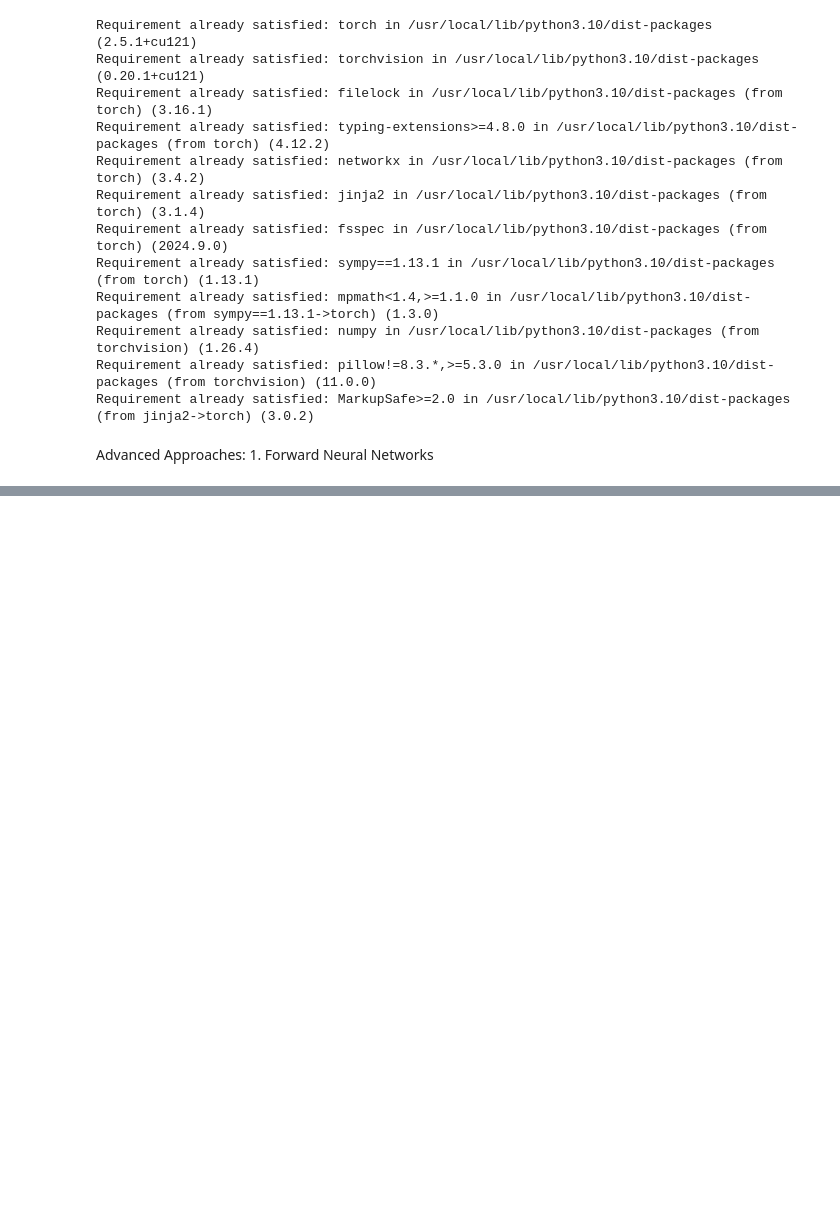
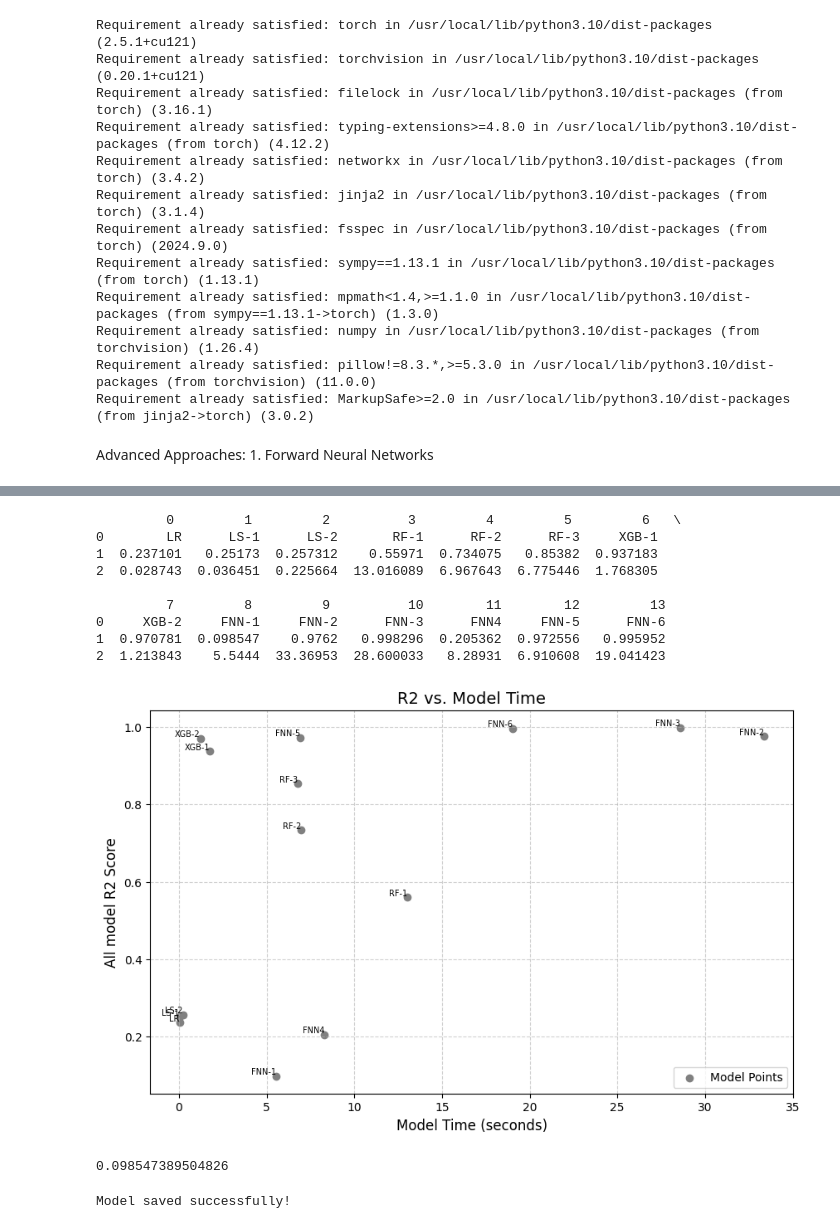
Before and after one commit to akinniyi-opeyemi/Stats-507-Project-Submission, a Jupyter notebook: Stats507_Project.ipynb, the cells around one changed output, grey strips where cells are left out. Cells and saved outputs as stored; diff of their text form; code cells hidden in the pictures; blank space fills up the shorter version.

```diff
--- a/Stats507_Project.ipynb
+++ b/Stats507_Project.ipynb
@@ -312,7 +316,8 @@ print("R² Score:", r2_score(y_test, y_pred_rfr_imp))
 print("RMSE:", sqrt(mean_squared_error(y_test, y_pred_rfr_imp)))
 scores = cross_val_score(model, X_train_filtered, y_train, cv=5, scoring='r2')
 print("Cross-validated R² scores:", scores)
-print("Mean R² score:", scores.mean())
+rfr_imp_r2_cv = scores.mean()
+print("Mean R² score:", rfr_imp_r2_cv)
 T5 = time.perf_counter() - start_time
 print('model time in seconds: ', T5)
 # %% [output]
@@ -387,7 +392,8 @@ print("Test MSE:", rfr_opt_mse)
 print("Test RMSE:", rfr_opt_rmse)
 scores = cross_val_score(optimized_model, X_train_filtered, y_train, cv=5, scoring='r2')
 print("Cross-validated R² scores:", scores)
-print("Mean R² score:", scores.mean())
+rfr_opt_r2_cv = scores.mean()
+print("Mean R² score:", rfr_opt_r2_cv )
 T6 = time.perf_counter() - start_time
 print('model time in seconds: ', T6)
 # %% [output]
@@ -438,7 +444,8 @@ print("XGBoost Test MSE:",xgb_mse)
 print("XGBoost Test RMSE:",xgb_rmse)
 scores = cross_val_score(xgb_model, X_train_filtered, y_train, cv=5, scoring='r2')
 print("Cross-validated R² scores:", scores)
-print("Mean R² score:", scores.mean())
+xgb_r2_cv = scores.mean()
+print("Mean R² score:", xgb_r2_cv)
 T7 = time.perf_counter() - start_time
 print('model time in seconds: ', T7)
 # %% [output]
@@ -513,7 +520,8 @@ print("XGBoost Optimsed model MSE:", xgb_opt_mse)
 print("XGBoost Optimsed model RMSE:", xgb_opt_rmse)
 scores = cross_val_score(xgb_model, X_train_filtered, y_train, cv=5, scoring='r2')
 print("Cross-validated R² scores:", scores)
-print("Mean R² score:", scores.mean())
+xgb_opt_r2_cv = scores.mean()
+print("Mean R² score:", xgb_opt_r2_cv  )
 T8 = time.perf_counter() - start_time
 print('model time in seconds: ', T8)
 # %% [output]
@@ -1264,27 +1272,38 @@ model time in seconds:  20.099607848998858
 # %%
-import matplotlib.pyplot as plt
+#Cross validation score above 0.7
+model_names = ["LR", "LS-1", "LS-2", "RF-1", "RF-2", "RF-3", "XGB-1", "XGB-2", "FNN-1", "FNN-2", "FNN-3", "FNN4", "FNN-5", "FNN-6"]
+r2_scores = [linear_r2_cv, lasso_r2_cv, lasso_alpha_cv_cv_r2, rfr_r2_cv, rfr_imp_r2_cv, rfr_opt_r2_cv, xgb_r2_cv, xgb_opt_r2_cv, fnn_model_r2_1, fnn_model_r2_2, fnn_model_r2_3, fnn_model_r2_4, fnn_model_r2_5, fnn_model_r2_6]
+model_times = [T1, T2, T3, T4, T5, T6, T7, T8, T9, T10, T11, T12, T13, T14]
+print(pd.DataFrame([model_names, r2_scores, model_times]))
 
+plt.figure(figsize=(10, 6))
+plt.scatter(model_times, r2_scores, color="grey", label="Models")
 
-model_names = ["LR", "LS-1", "LS-2", "RF-1", "RF-2", "RF-3", "XGB-1" "XGB-2", "FNN-1", "FNN-2", "FNN-3", "FNN4", "FNN-5", "FNN-6"]
-r2_scores = [linear_r2, lasso_r2, lasso_cv_r2, rfr_r2, rfr_imp_r2, rfr_opt_r2, xgb_r2, xgb_opt_r2, fnn_model_r2]  # R² scores
-model_times = [T1, T2, T3, T4, T5, T6, T7, T8, T9, T10, T11, T12, T13, T14]  # Corresponding times in seconds
+for i, model_name in enumerate(model_names):
+    plt.text(model_times[i], r2_scores[i], model_name, fontsize=7, ha="right", va="bottom")
 
-# Create the plot
-plt.figure(figsize=(10, 6))
-plt.scatter(model_times, r2_scores, color="blue", s=100, label="Models")
+plt.xlabel("Model Time (seconds)", fontsize=12)
+plt.ylabel("All model R2 Score", fontsize=12)
+plt.title("R2 vs. Model Time", fontsize=14)
+plt.grid(True, linestyle="--", alpha=0.6)
+plt.legend(["Model Points"], loc="lower right")
+plt.show()
 
-# Annotate each point with the model name
-for i, model_name in enumerate(model_names):
-    plt.text(model_times[i], r2_scores[i], model_name, fontsize=9, ha="right", va="bottom")
-
-# Add labels and title
-plt.xlabel("Model Time (seconds)", fontsize=12)
-plt.ylabel("R² Score", fontsize=12)
-plt.title("R² vs. Model Time", fontsize=14)
-plt.grid(True, linestyle="--", alpha=0.6)
-
-# Add a legend
-plt.legend(["Model Points"], loc="lower right")
-
-# Show the plot
-plt.show()
+print(fnn_model_r2_1)
+# %% [output]
+         0         1         2          3         4         5         6   \
+0        LR      LS-1      LS-2       RF-1      RF-2      RF-3     XGB-1
+1  0.237101   0.25173  0.257312    0.55971  0.734075   0.85382  0.937183
+2  0.028743  0.036451  0.225664  13.016089  6.967643  6.775446  1.768305
+
+         7         8         9          10        11        12         13
+0     XGB-2     FNN-1     FNN-2      FNN-3      FNN4     FNN-5      FNN-6
+1  0.970781  0.098547    0.9762   0.998296  0.205362  0.972556   0.995952
+2  1.213843    5.5444  33.36953  28.600033   8.28931  6.910608  19.041423
+[figure, added]
+0.098547389504826
+# %%
+#Best Model Saved
+xgb_model.save_model("xgboost_model.json")
+# %% [output]
+Model saved successfully!
```
Also changed, not shown: parts of 16 cells of this notebook.
